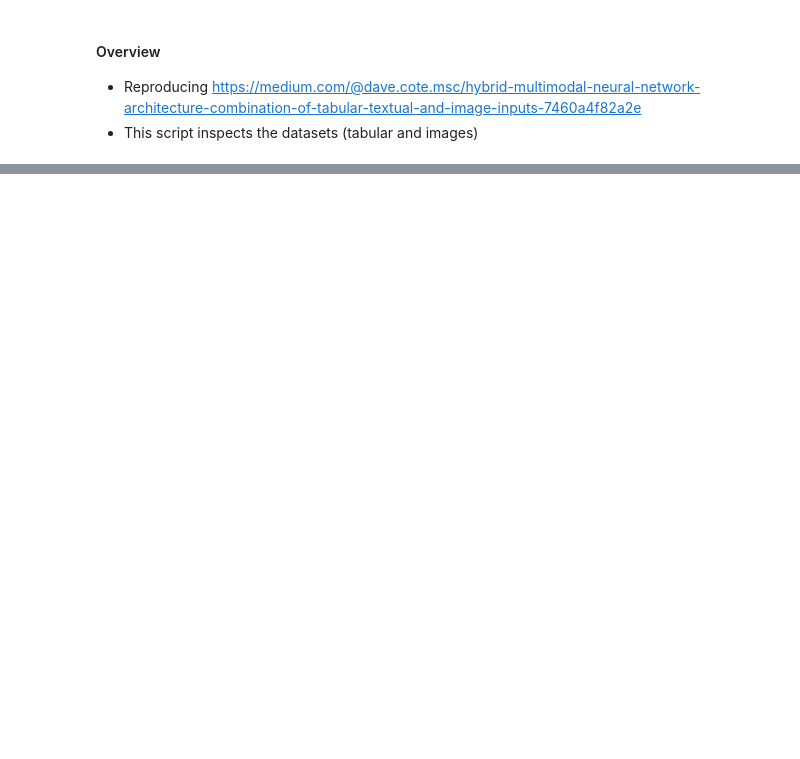
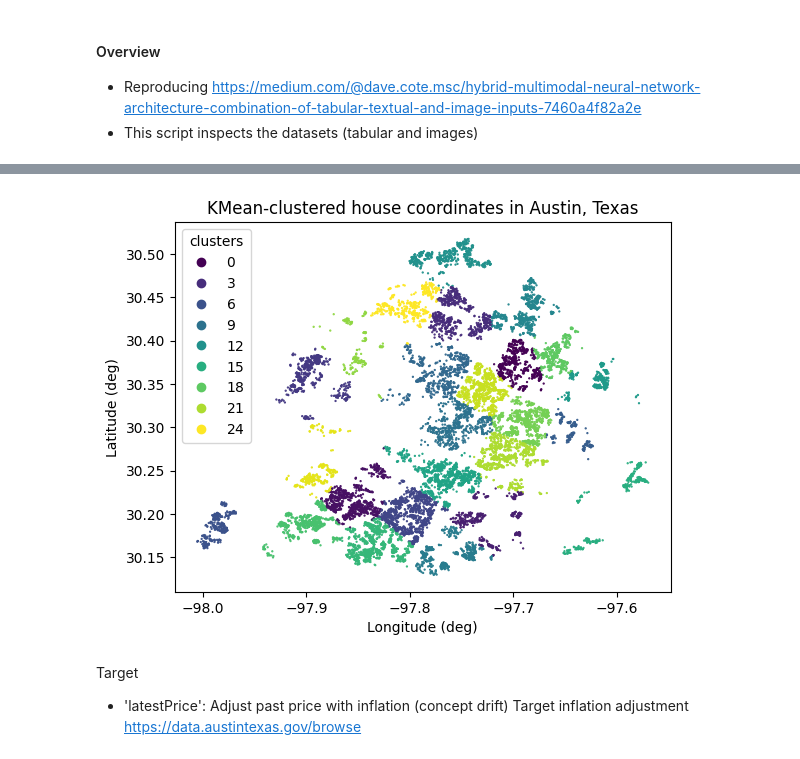
Before and after one commit to catherinechia/deeplearning-multimodal-neural-network, a Jupyter notebook: src/preprocessing.ipynb, the cells around one changed output, grey strips where cells are left out. Saved outputs shown, nothing was run; the diff lists cells and outputs as text; code cells hidden in the pictures; blank space fills up the shorter version.

Commit message:
tabular data preprocessing

```diff
--- a/src/preprocessing.ipynb
+++ b/src/preprocessing.ipynb
@@ -35,0 +100,13 @@ print(list(df_dataset.columns), )
+# %%
+#Basic data preprocessing
+df_processed=df_dataset.copy()
+
+#Check dimension
+print(df_processed.shape)
+
+#Check datatype for each columns
+print(df_processed.dtypes)
+
+#Check which column has null value
+nullseries = df_processed.isnull().sum()
+print(nullseries[nullseries > 0])
@@ -35,0 +205,24 @@ print(list(df_dataset.columns), )
+# %%
+from sklearn.cluster import KMeans
+
+kmeans = KMeans(n_clusters=25, random_state=0, n_init='auto').fit(df_processed[['longitude', 'latitude']])
+df_processed['regionCluster'] = kmeans.predict(df_processed[['longitude', 'latitude']])
+# %%
+import matplotlib.pyplot as plt
+
+#Visualize clusters
+fig, ax = plt.subplots()
+p_scatter = ax.scatter(df_processed['longitude'], df_processed['latitude'], c=df_processed['regionCluster'].astype(float), s=0.4)
+plt.title("KMean-clustered house coordinates in Austin, Texas")
+plt.xlabel("Longitude (deg)")
+plt.ylabel("Latitude (deg)")
+ax.legend(*p_scatter.legend_elements(), title='clusters')
+
+plt.show()
+# %% [output]
+[figure, added]
+# %% [markdown]
+Target
+- 'latestPrice': Adjust past price with inflation (concept drift)
+Target inflation adjustment
+https://data.austintexas.gov/browse
```
Also changed, not shown: parts of 7 cells of this notebook, 2 other files.
